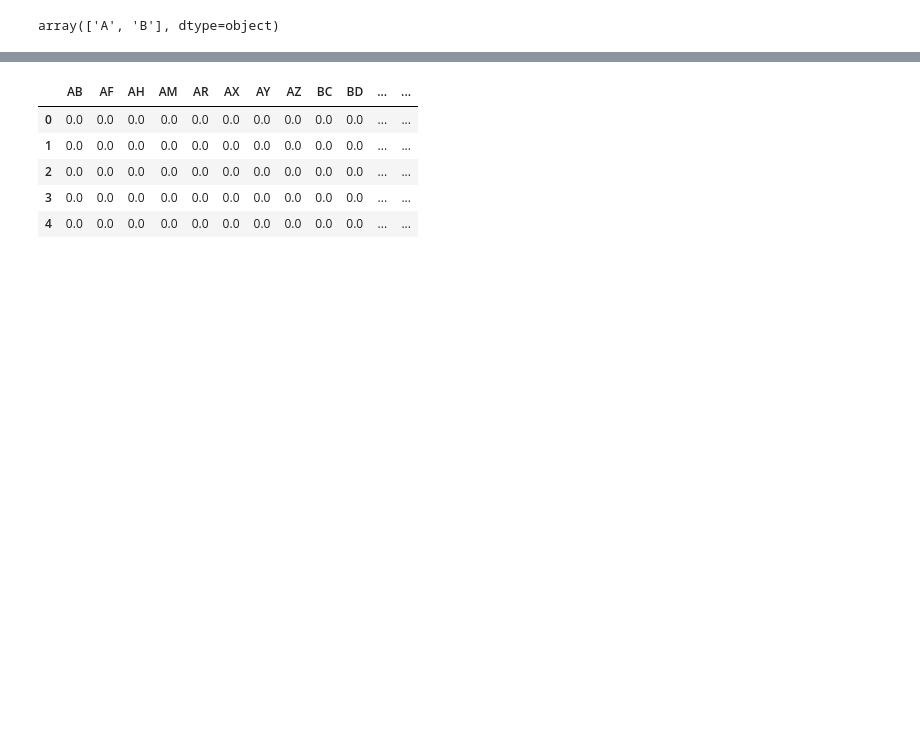
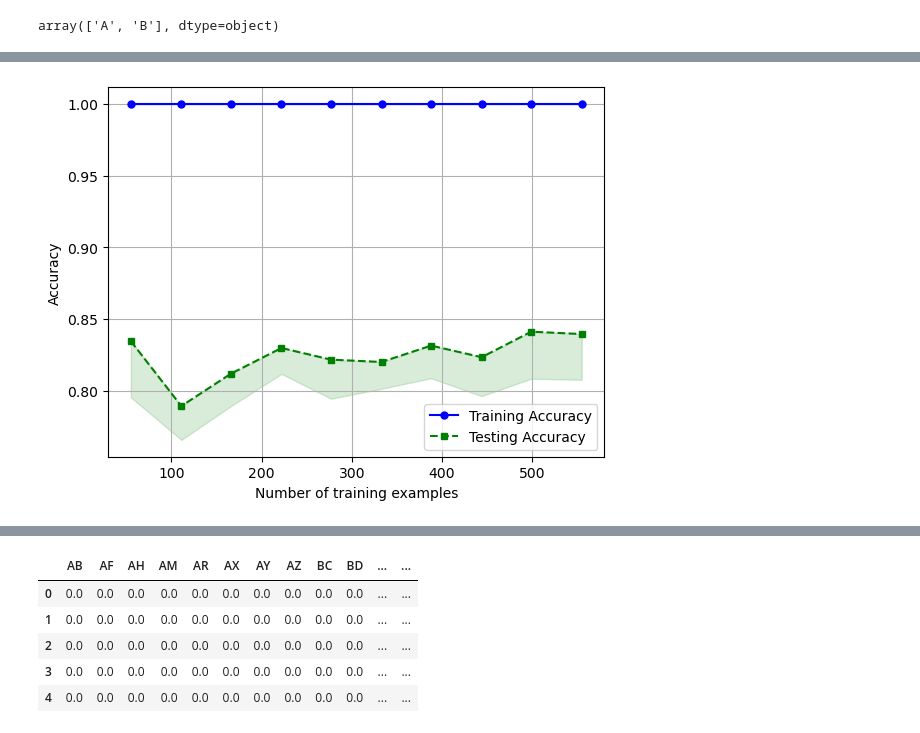
Before and after one commit to quangbui04/age-condition, a Jupyter notebook: age-conditions.ipynb, the cells around one changed output, grey strips where cells are left out. Cells and saved outputs as stored; diff of their text form; code cells hidden in the pictures; blank space fills up the shorter version.

```diff
--- a/age-conditions.ipynb
+++ b/age-conditions.ipynb
@@ -165,6 +170,7 @@ dtype: int64
 # Since the dataset have 617 instances, drop more than 60 instaces would be too much, hence we will opt for the option of replacing them with means since all of the
 # missing values are in numerical columns
 df_train = df_train.fillna(df_train.mean(numeric_only=True))
+df_train["EJ"] = df_train["EJ"].fillna(df_train["EJ"].mode())
 # %%
 df_train.info()
 # %% [output]
@@ -251,0 +337,6 @@ array([0.87096774, 0.83870968, 0.80645161, 0.83870968, 0.82258065,
+# %%
+# it looks like random forest is overfit
+train_sizes, train_scores, test_scores = learning_curve(estimator=pipe_rf, X=X_train, y=y_train, train_sizes=np.linspace(0.1,1,10), cv=stratified_kfold)
+learning_curve_plot(train_sizes, train_scores, test_scores)
+# %% [output]
+[figure, added]
```
Also changed, not shown: parts of 31 cells of this notebook.
